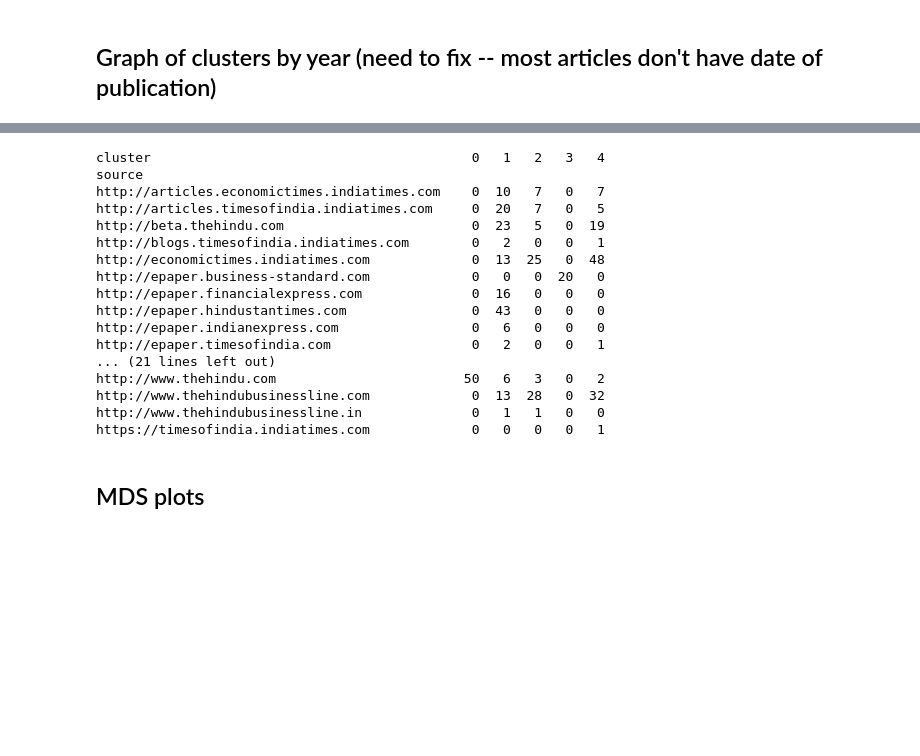
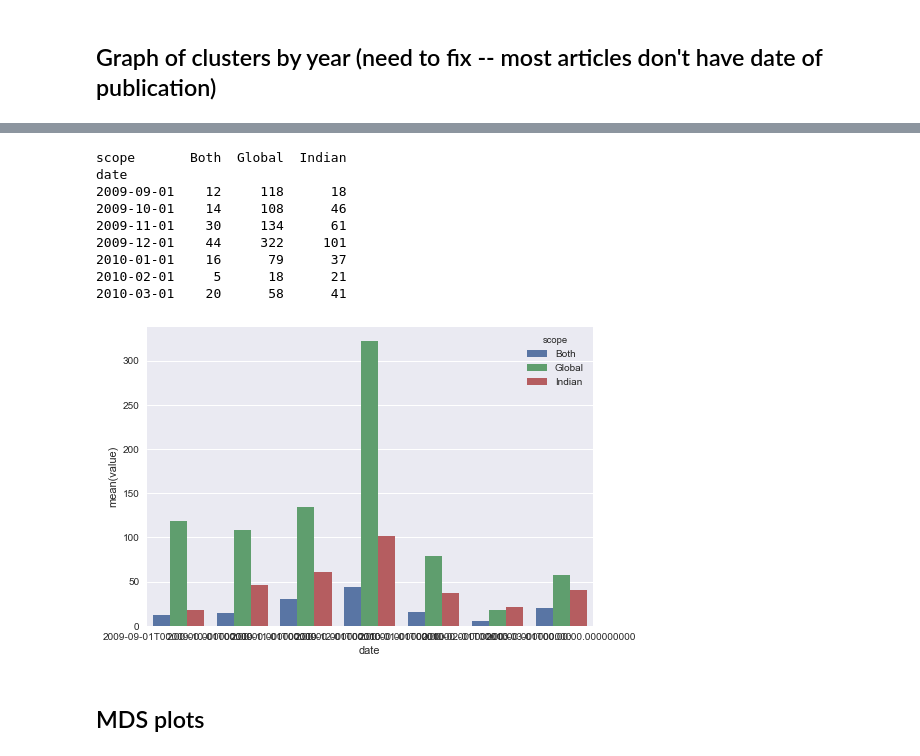
Before and after one commit to tjogesh/ClimateChangeNPL, a Jupyter notebook: ClimateChangeNPL.ipynb, the cells around one changed output, grey strips where cells are left out. Drawn from its saved outputs; the diff is of its cells as text; code cells hidden in the pictures; blank space fills up the shorter version.

```diff
--- a/ClimateChangeNPL.ipynb
+++ b/ClimateChangeNPL.ipynb
@@ -451,28 +442,25 @@ year   month
-# %%
-#plot graphs by source
-source_cluster = pd.crosstab(index=[newsdf["source"]],
-                           columns=newsdf["cluster"])
-print(source_cluster)
-
-#clusters 0 and 3 are spurious bc of added text/ads/subsriptions and bad html formatting
-# %% [output]
-cluster                                         0   1   2   3   4
-source
-http://articles.economictimes.indiatimes.com    0  10   7   0   7
-http://articles.timesofindia.indiatimes.com     0  20   7   0   5
-http://beta.thehindu.com                        0  23   5   0  19
-http://blogs.timesofindia.indiatimes.com        0   2   0   0   1
-http://economictimes.indiatimes.com             0  13  25   0  48
-http://epaper.business-standard.com             0   0   0  20   0
-http://epaper.financialexpress.com              0  16   0   0   0
-http://epaper.hindustantimes.com                0  43   0   0   0
-http://epaper.indianexpress.com                 0   6   0   0   0
-http://epaper.timesofindia.com                  0   2   0   0   1
-... (21 lines left out)
-http://www.thehindu.com                        50   6   3   0   2
-http://www.thehindubusinessline.com             0  13  28   0  32
-http://www.thehindubusinessline.in              0   1   1   0   0
-https://timesofindia.indiatimes.com             0   0   0   0   1
+# %%
+#plot graphs by scope
+year_month_scope = pd.crosstab(index=[newsdf["date"]],
+                           columns=newsdf["scope"])
+print(year_month_scope)
+# now stack and reset
+stacked = year_month_scope.stack().reset_index().rename(columns={0:'value'})
+
+# plot grouped bar chart
+sns.barplot(x=(stacked.date), y=stacked.value, hue=stacked.scope)
+plt.show()
+# %% [output]
+scope       Both  Global  Indian
+date
+2009-09-01    12     118      18
+2009-10-01    14     108      46
+2009-11-01    30     134      61
+2009-12-01    44     322     101
+2010-01-01    16      79      37
+2010-02-01     5      18      21
+2010-03-01    20      58      41
+[figure, added]
 # %% [markdown]
 ## MDS plots
 # %%
```
Also changed, not shown: parts of 14 cells of this notebook, 2 other files.
